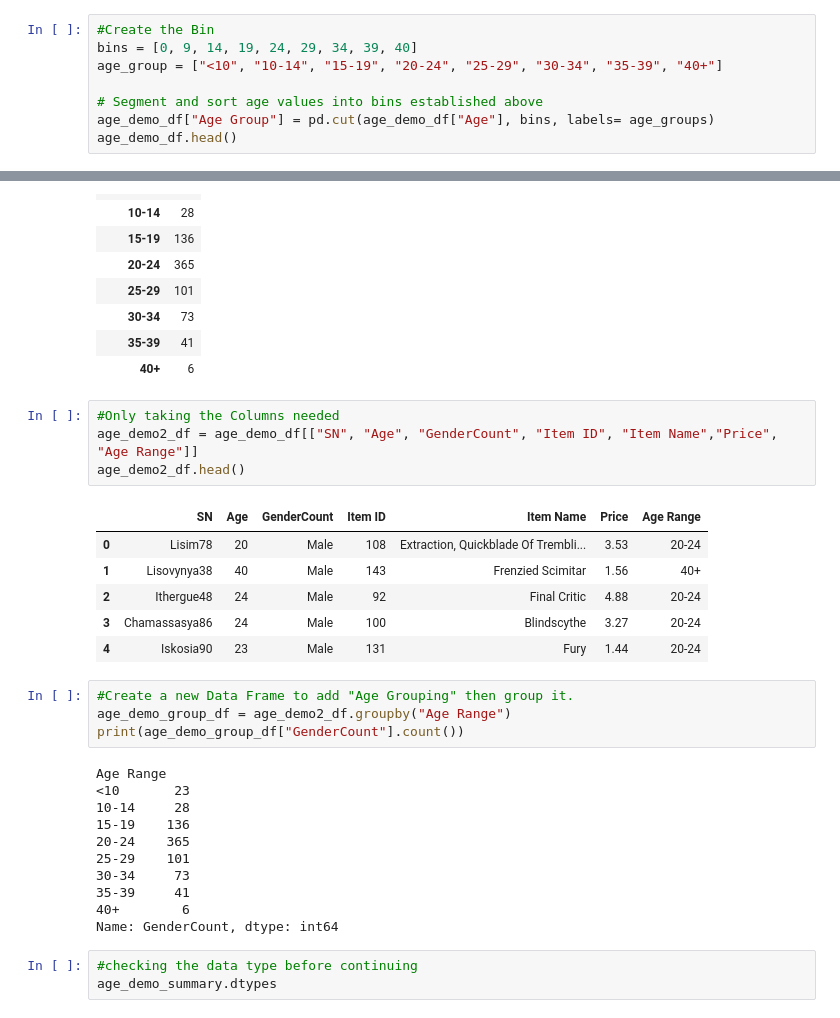
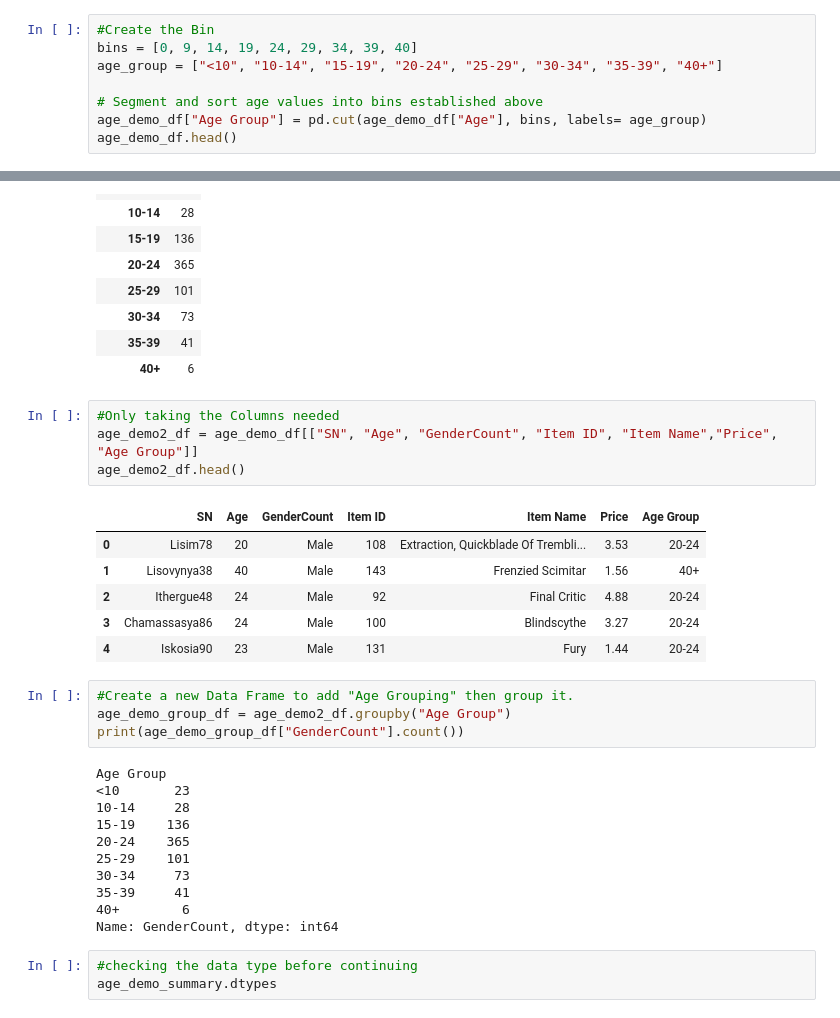
Before and after one commit to dmayo0317/pandas-challenge, a Jupyter notebook: HeroesOfPymoli/HeroesOfPymoli_starter.ipynb, the cells around one changed output, grey strips where cells are left out. Saved outputs shown, nothing was run; the diff lists cells and outputs as text.

```diff
--- a/HeroesOfPymoli/HeroesOfPymoli_starter.ipynb
+++ b/HeroesOfPymoli/HeroesOfPymoli_starter.ipynb
@@ -314,6 +314,6 @@ bins = [0, 9, 14, 19, 24, 29, 34, 39, 40]
 age_group = ["<10", "10-14", "15-19", "20-24", "25-29", "30-34", "35-39", "40+"]
 
 # Segment and sort age values into bins established above
-age_demo_df["Age Group"] = pd.cut(age_demo_df["Age"], bins, labels= age_groups)
+age_demo_df["Age Group"] = pd.cut(age_demo_df["Age"], bins, labels= age_group)
 age_demo_df.head()
 # %% [output]
@@ -357,10 +357,10 @@ age_demo_summary
 | 40+ | 6 |
 # %%
 #Only taking the Columns needed
-age_demo2_df = age_demo_df[["SN", "Age", "GenderCount", "Item ID", "Item Name","Price", "Age Range"]]
+age_demo2_df = age_demo_df[["SN", "Age", "GenderCount", "Item ID", "Item Name","Price", "Age Group"]]
 age_demo2_df.head()
 # %% [output]
-|  | SN | Age | GenderCount | Item ID | Item Name | Price | Age Range |
+|  | SN | Age | GenderCount | Item ID | Item Name | Price | Age Group |
 | 0 | Lisim78 | 20 | Male | 108 | Extraction, Quickblade Of Trembli... | 3.53 | 20-24 |
 | 1 | Lisovynya38 | 40 | Male | 143 | Frenzied Scimitar | 1.56 | 40+ |
 | 2 | Ithergue48 | 24 | Male | 92 | Final Critic | 4.88 | 20-24 |
@@ -368,10 +368,10 @@ age_demo2_df.head()
 | 4 | Iskosia90 | 23 | Male | 131 | Fury | 1.44 | 20-24 |
 # %%
 #Create a new Data Frame to add "Age Grouping" then group it.
-age_demo_group_df = age_demo2_df.groupby("Age Range")
+age_demo_group_df = age_demo2_df.groupby("Age Group")
 print(age_demo_group_df["GenderCount"].count())
 # %% [output]
-Age Range
+Age Group
 <10       23
 10-14     28
 15-19    136
```
Also changed, not shown: parts of 10 cells of this notebook.
